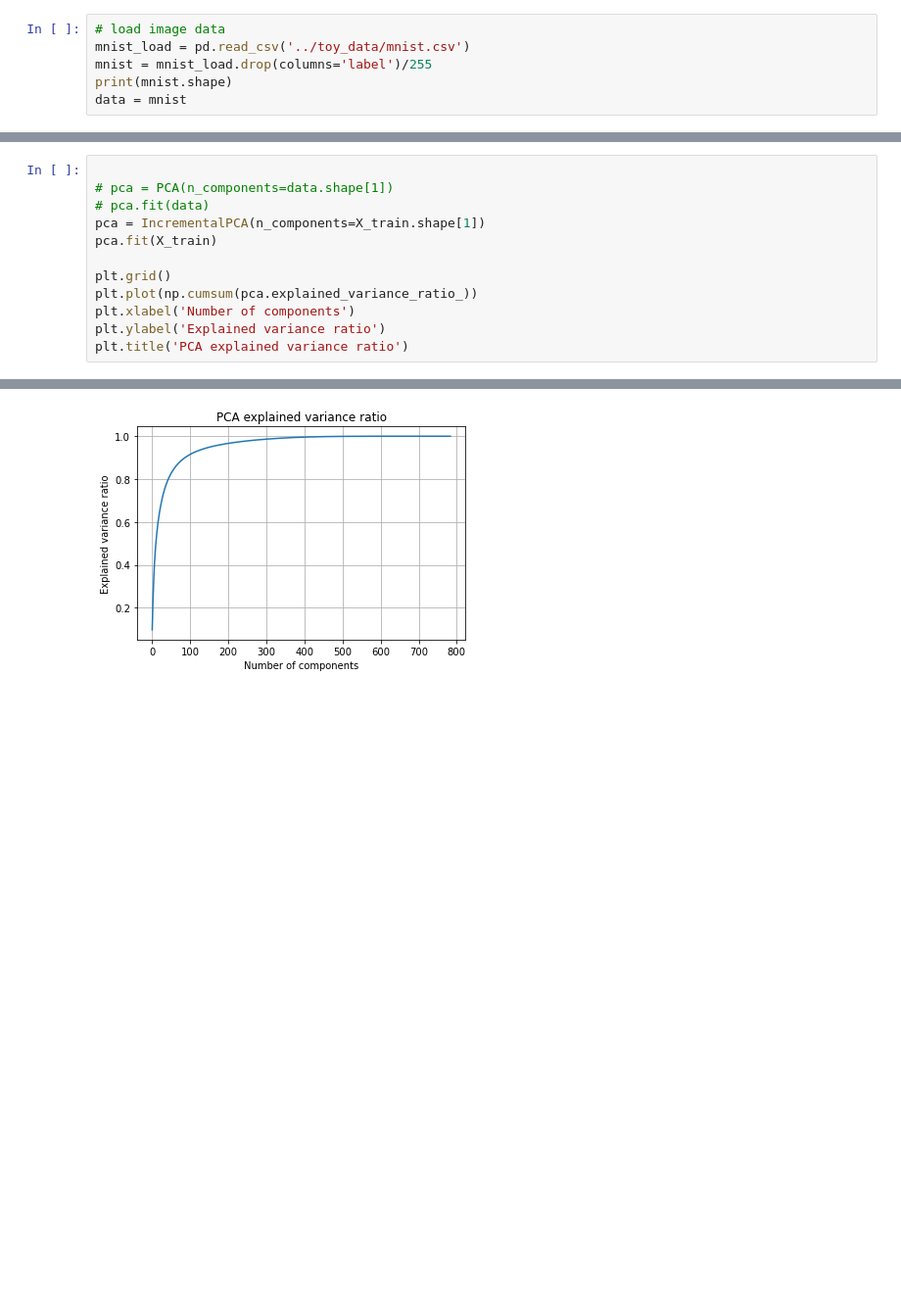
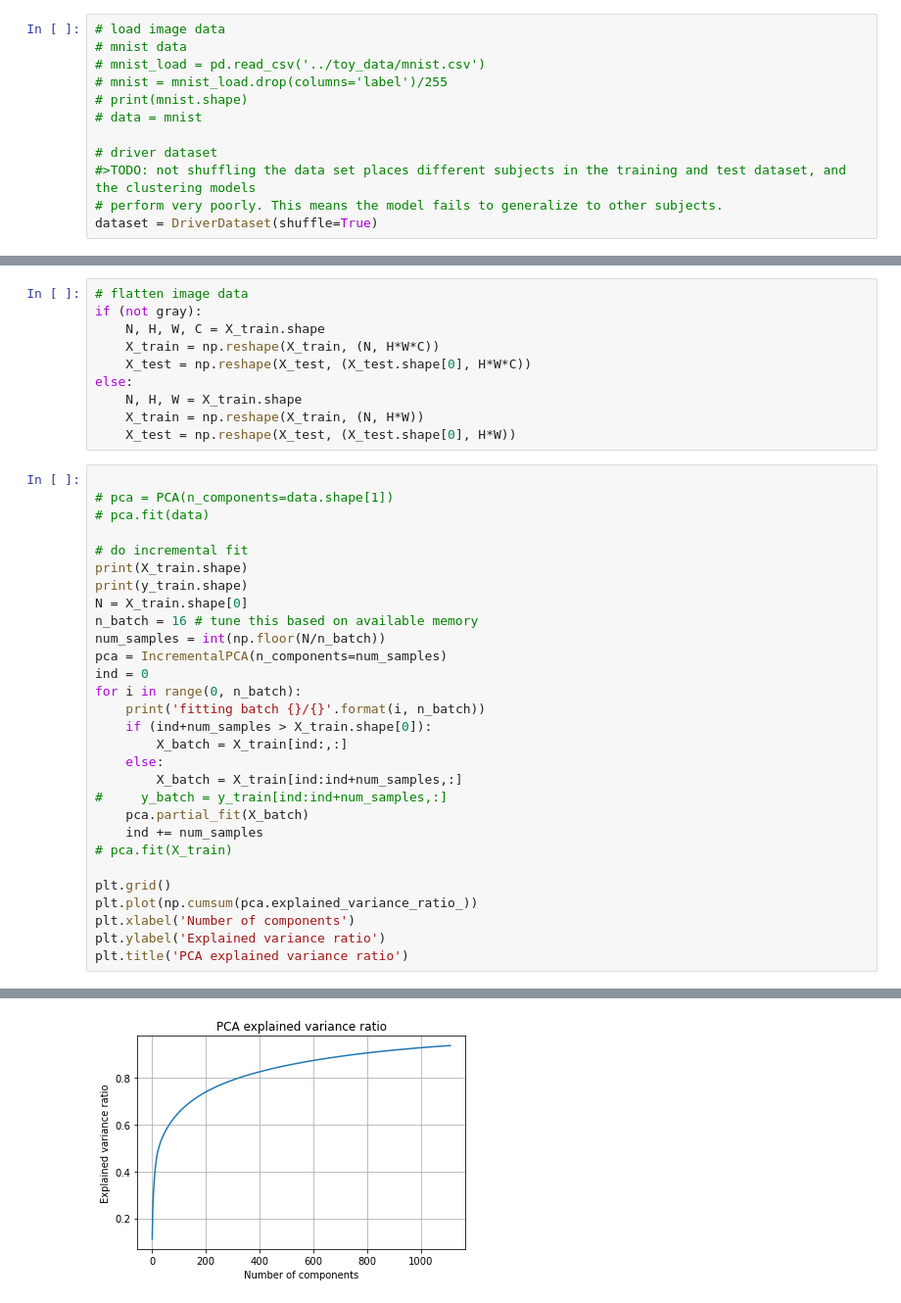
Before and after one commit to jeremy-collins/distracted_driver_detection, a Jupyter notebook: unsupervised.ipynb, the cells around one changed output, grey strips where cells are left out. Shown at 98% size. Cells and saved outputs as stored; diff of their text form; blank space fills up the shorter version.

```diff
--- a/unsupervised.ipynb
+++ b/unsupervised.ipynb
@@ -10,7 +17,13 @@ import pdb
 # %%
 # load image data
-mnist_load = pd.read_csv('../toy_data/mnist.csv')
-mnist = mnist_load.drop(columns='label')/255
-print(mnist.shape)
-data = mnist
+# mnist data
+# mnist_load = pd.read_csv('../toy_data/mnist.csv')
+# mnist = mnist_load.drop(columns='label')/255
+# print(mnist.shape)
+# data = mnist
+
+# driver dataset
+#>TODO: not shuffling the data set places different subjects in the training and test dataset, and the clustering models
+# perform very poorly. This means the model fails to generalize to other subjects.
+dataset = DriverDataset(shuffle=True)
 # %% [output]
@@ -22,9 +59,36 @@ X_train, X_test, y_train, y_test = train_test_split(data, labels, test_size=.2,
+# %%
+# flatten image data
+if (not gray):
+    N, H, W, C = X_train.shape
+    X_train = np.reshape(X_train, (N, H*W*C))
+    X_test = np.reshape(X_test, (X_test.shape[0], H*W*C))
+else:
+    N, H, W = X_train.shape
+    X_train = np.reshape(X_train, (N, H*W))
+    X_test = np.reshape(X_test, (X_test.shape[0], H*W))
 # %%
 
 # pca = PCA(n_components=data.shape[1])
 # pca.fit(data)
-pca = IncrementalPCA(n_components=X_train.shape[1])
-pca.fit(X_train)
+
+# do incremental fit
+print(X_train.shape)
+print(y_train.shape)
+N = X_train.shape[0]
+n_batch = 16 # tune this based on available memory
+num_samples = int(np.floor(N/n_batch))
+pca = IncrementalPCA(n_components=num_samples)
+ind = 0
+for i in range(0, n_batch):
+    print('fitting batch {}/{}'.format(i, n_batch))
+    if (ind+num_samples > X_train.shape[0]):
+        X_batch = X_train[ind:,:]
+    else:
+        X_batch = X_train[ind:ind+num_samples,:]
+#     y_batch = y_train[ind:ind+num_samples,:]
+    pca.partial_fit(X_batch)
+    ind += num_samples
+# pca.fit(X_train)
 
 plt.grid()
 plt.plot(np.cumsum(pca.explained_variance_ratio_))
@@ -36,3 +118,3 @@ Text(0.5, 1.0, 'PCA explained variance ratio')
-[figure, old version]
+[figure, new version]
 # %%
 # get best number of components
```
Also changed, not shown: parts of 12 cells of this notebook.
